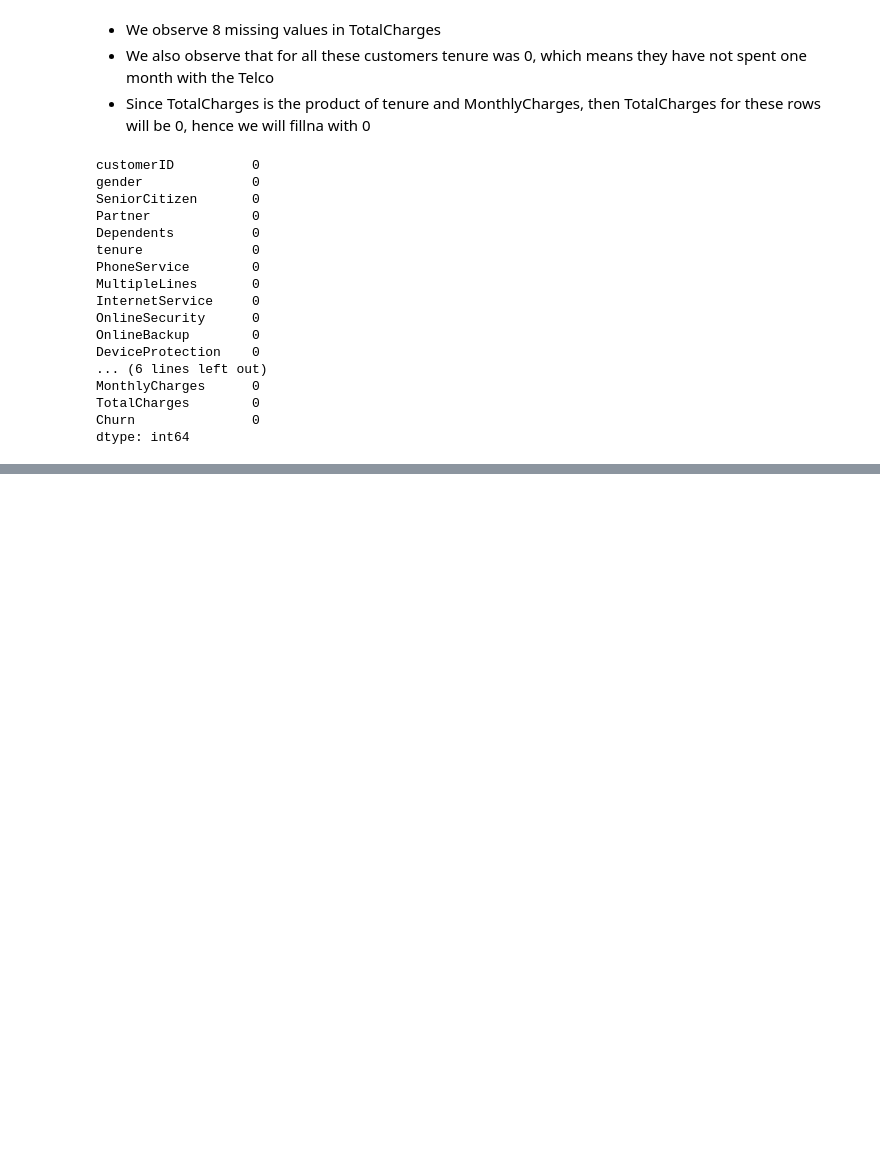
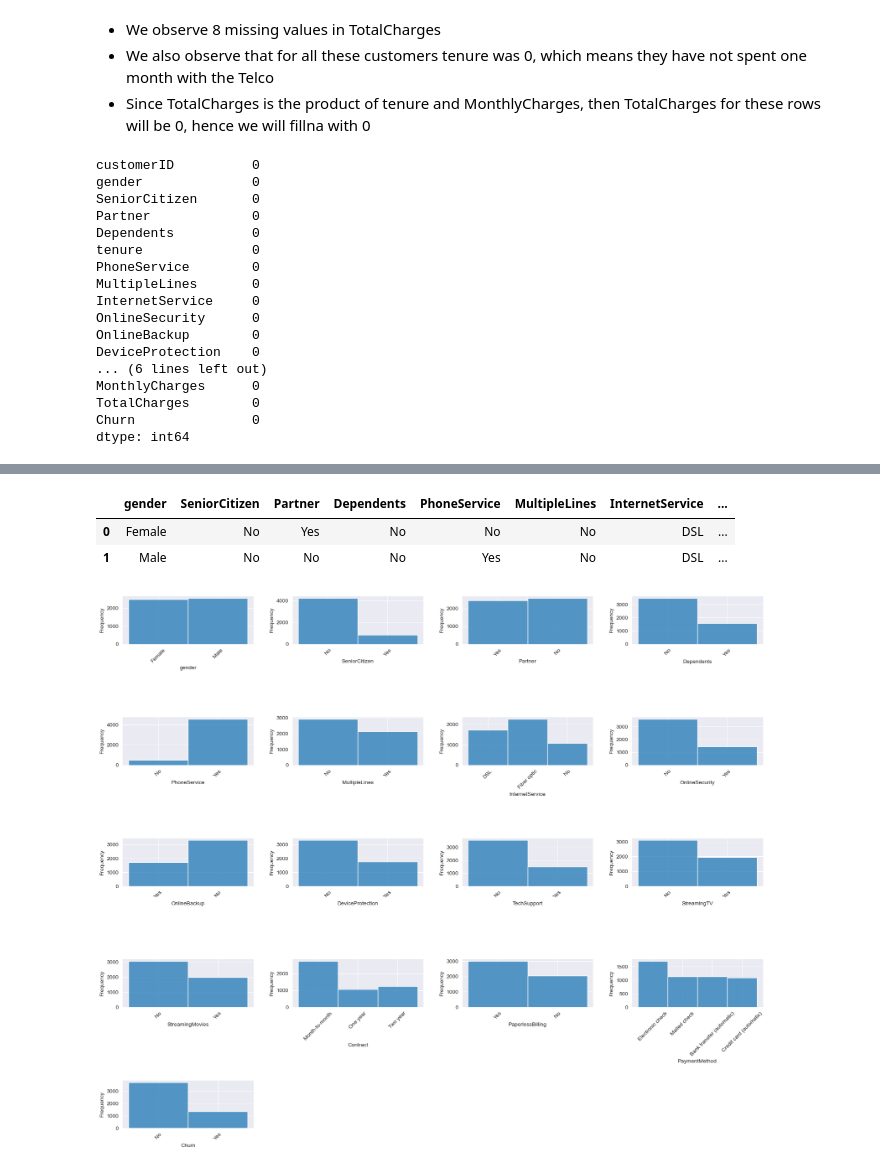
Before and after one commit to damzking/telco_churn-, a Jupyter notebook: LP2_telco_churn.ipynb, the cells around one changed output, grey strips where cells are left out. Cells and saved outputs as stored; diff of their text form; code cells hidden in the pictures; blank space fills up the shorter version.

```diff
--- a/LP2_telco_churn.ipynb
+++ b/LP2_telco_churn.ipynb
@@ -654,0 +684,21 @@ dtype: int64
+# %%
+obj_cols=df_churn.select_dtypes(include='object')
+# %%
+
+obj_cols=obj_cols.drop('customerID', axis=1)
+# %%
+obj_cols.head(2)
+# %% [output]
+|  | gender | SeniorCitizen | Partner | Dependents | PhoneService | MultipleLines | InternetService | ... |
+| 0 | Female | No | Yes | No | No | No | DSL | ... |
+| 1 | Male | No | No | No | Yes | No | DSL | ... |
+# %%
+plt.figure(figsize=(18, 15))
+
+for i, variable in enumerate(obj_cols):
+    plt.subplot(5,4, i + 1)
+    sns.histplot(df_churn,x=df_churn[variable], stat='frequency')
+    plt.tight_layout(pad=3)
+    plt.xticks(rotation=45)
+# %% [output]
+[figure, added]
```
Also changed, not shown: parts of 23 cells of this notebook.
